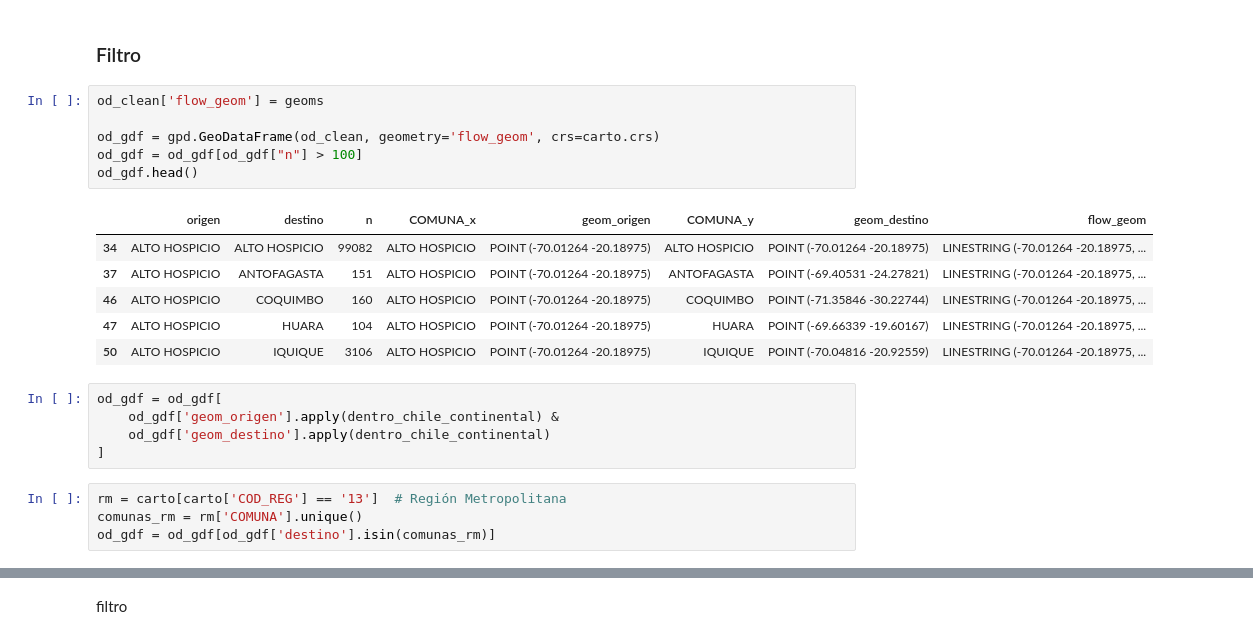
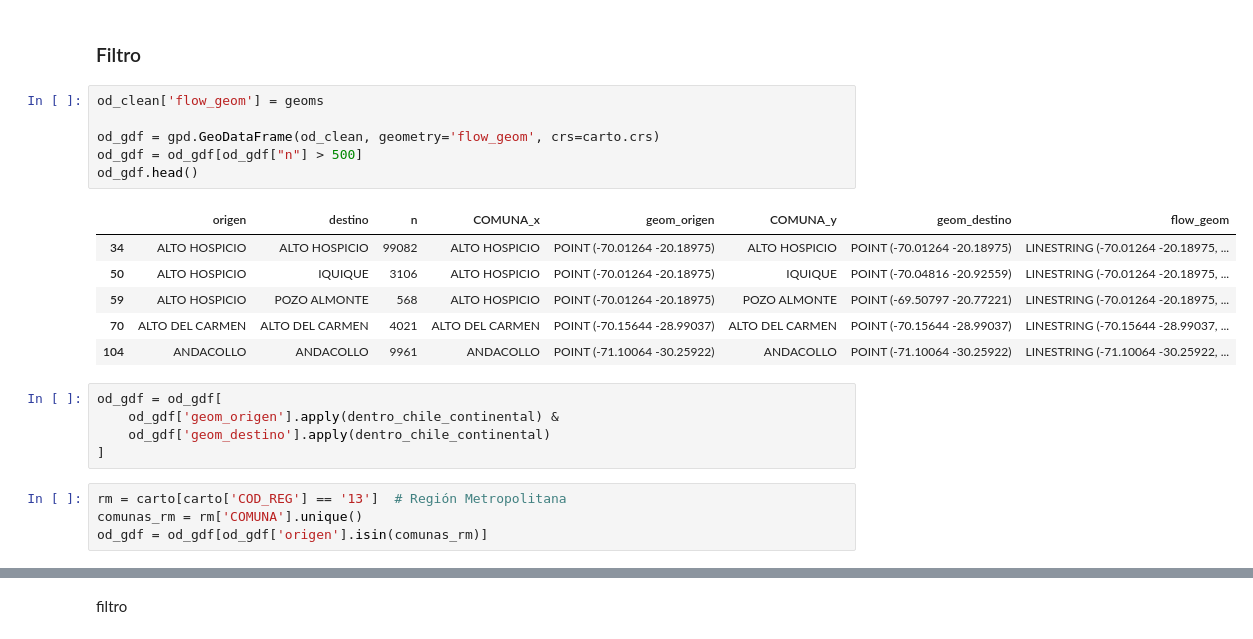
Before and after one commit to NatPupitre/migracion_interna_Nat, a Jupyter notebook: migracion_interna.ipynb, the cells around one changed output, grey strips where cells are left out. Drawn from its saved outputs; the diff is of its cells as text.

```diff
--- a/migracion_interna.ipynb
+++ b/migracion_interna.ipynb
@@ -219,16 +219,16 @@ def dentro_chile_continental(point):
 # %%
 od_clean['flow_geom'] = geoms
 
 od_gdf = gpd.GeoDataFrame(od_clean, geometry='flow_geom', crs=carto.crs)
-od_gdf = od_gdf[od_gdf["n"] > 100]
+od_gdf = od_gdf[od_gdf["n"] > 500]
 od_gdf.head()
 # %% [output]
 |  | origen | destino | n | COMUNA_x | geom_origen | COMUNA_y | geom_destino | flow_geom |
 | 34 | ALTO HOSPICIO | ALTO HOSPICIO | 99082 | ALTO HOSPICIO | POINT (-70.01264 -20.18975) | ALTO HOSPICIO | POINT (-70.01264 -20.18975) | LINESTRING (-70.01264 -20.18975, ... |
-| 37 | ALTO HOSPICIO | ANTOFAGASTA | 151 | ALTO HOSPICIO | POINT (-70.01264 -20.18975) | ANTOFAGASTA | POINT (-69.40531 -24.27821) | LINESTRING (-70.01264 -20.18975, ... |
-| 46 | ALTO HOSPICIO | COQUIMBO | 160 | ALTO HOSPICIO | POINT (-70.01264 -20.18975) | COQUIMBO | POINT (-71.35846 -30.22744) | LINESTRING (-70.01264 -20.18975, ... |
-| 47 | ALTO HOSPICIO | HUARA | 104 | ALTO HOSPICIO | POINT (-70.01264 -20.18975) | HUARA | POINT (-69.66339 -19.60167) | LINESTRING (-70.01264 -20.18975, ... |
 | 50 | ALTO HOSPICIO | IQUIQUE | 3106 | ALTO HOSPICIO | POINT (-70.01264 -20.18975) | IQUIQUE | POINT (-70.04816 -20.92559) | LINESTRING (-70.01264 -20.18975, ... |
+| 59 | ALTO HOSPICIO | POZO ALMONTE | 568 | ALTO HOSPICIO | POINT (-70.01264 -20.18975) | POZO ALMONTE | POINT (-69.50797 -20.77221) | LINESTRING (-70.01264 -20.18975, ... |
+| 70 | ALTO DEL CARMEN | ALTO DEL CARMEN | 4021 | ALTO DEL CARMEN | POINT (-70.15644 -28.99037) | ALTO DEL CARMEN | POINT (-70.15644 -28.99037) | LINESTRING (-70.15644 -28.99037, ... |
+| 104 | ANDACOLLO | ANDACOLLO | 9961 | ANDACOLLO | POINT (-71.10064 -30.25922) | ANDACOLLO | POINT (-71.10064 -30.25922) | LINESTRING (-71.10064 -30.25922, ... |
 # %%
 od_gdf = od_gdf[
     od_gdf['geom_origen'].apply(dentro_chile_continental) &
@@ -237,7 +237,7 @@ od_gdf = od_gdf[
 # %%
 rm = carto[carto['COD_REG'] == '13']  # Región Metropolitana
 comunas_rm = rm['COMUNA'].unique()
-od_gdf = od_gdf[od_gdf['destino'].isin(comunas_rm)]
+od_gdf = od_gdf[od_gdf['origen'].isin(comunas_rm)]
 # %%
 flows = (
     od_gdf
```
Also changed, not shown: parts of 6 cells of this notebook, 14 other files.
